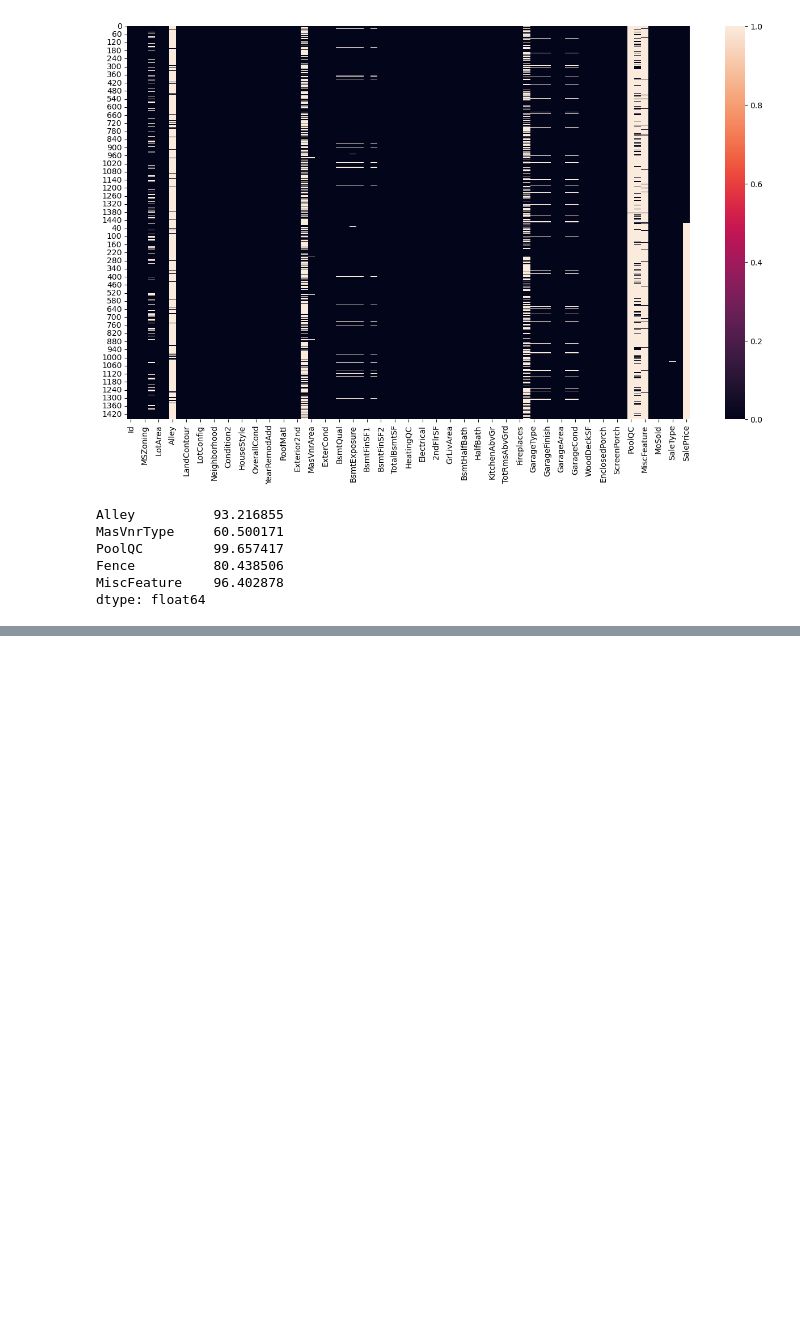
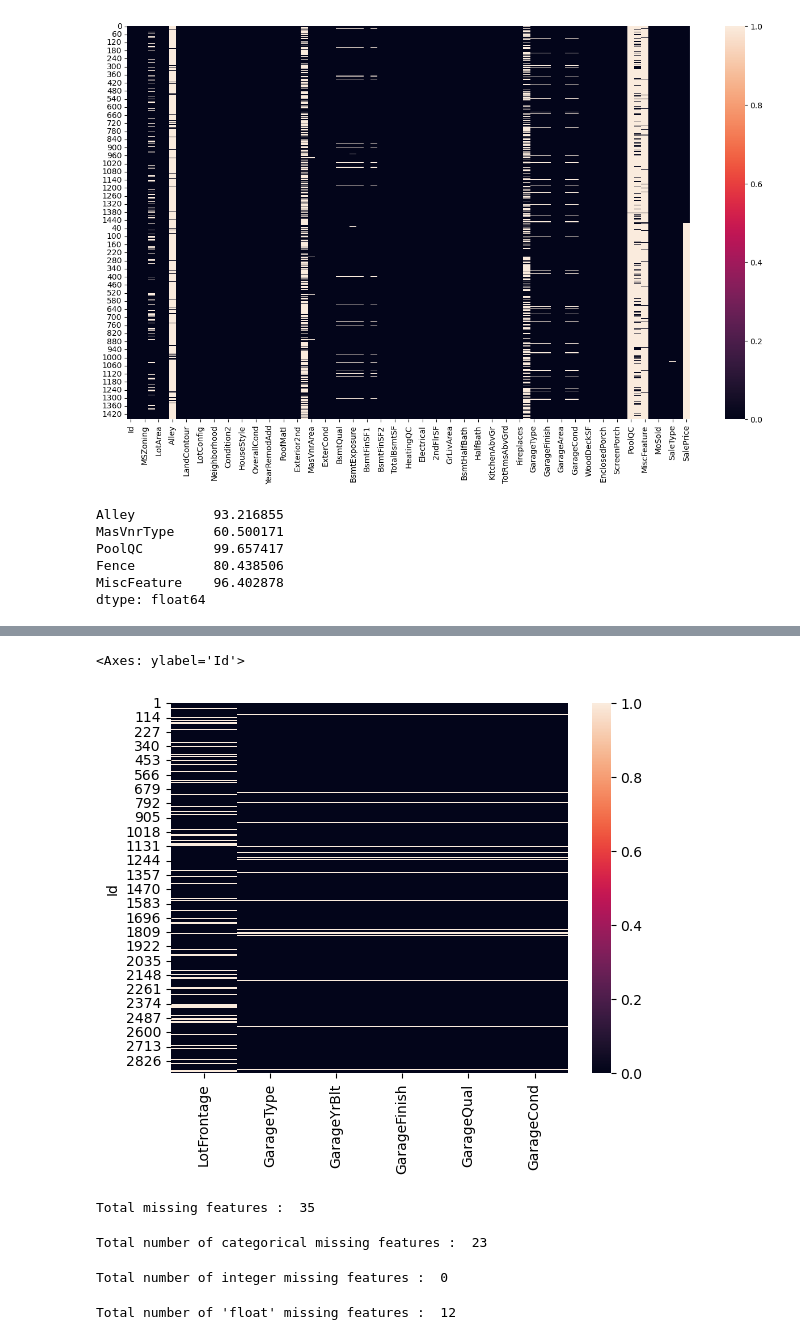
Before and after one commit to Shivam182/machine_learning_algo_practice, a Jupyter notebook: ML_Practice_Mini_Projects/Housing_Price_Model .ipynb, the cells around one changed output, grey strips where cells are left out. Saved outputs shown, nothing was run; the diff lists cells and outputs as text; code cells hidden in the pictures; blank space fills up the shorter version.

```diff
--- a/ML_Practice_Mini_Projects/Housing_Price_Model .ipynb
+++ b/ML_Practice_Mini_Projects/Housing_Price_Model .ipynb
@@ -139,0 +155,7 @@ dtype: float64
+# %%
+# By searching online we got to know that LotFrontage is an important feature that decides the property price.
+# While some features related to Garage may be missing due to un-availability of Garage
+
+missin_val_5_20_percent = null_precent[(null_precent > 5) & (null_precent < 21)]
+
+missin_val_5_20_percent
@@ -139,0 +170,31 @@ dtype: float64
+# %%
+sns.heatmap(df[missin_val_5_20_percent.keys()].isnull())
+# %% [output]
+<Axes: ylabel='Id'>
+[figure, added]
+# %%
+# MISSING VALUE IMPUTATION
+
+missing_value_feat = null_precent[null_precent > 0]
+
+print("Total missing features : ", len(missing_value_feat))
+# %% [output]
+Total missing features :  35
+# %%
+cat_na_features = missing_value_feat[missing_value_feat.keys().isin(cat_features)]
+
+print("Total number of categorical missing features : ", len(cat_na_features))
+# %% [output]
+Total number of categorical missing features :  23
+# %%
+int_na_features = missing_value_feat[missing_value_feat.keys().isin(int_features)]
+
+print("Total number of integer missing features : ", len(int_na_features))
+# %% [output]
+Total number of integer missing features :  0
+# %%
+float_na_features = missing_value_feat[missing_value_feat.keys().isin(float_features)]
+
+print("Total number of 'float' missing features : ", len(float_na_features))
+# %% [output]
+Total number of 'float' missing features :  12
```
Also changed, not shown: parts of 78 cells of this notebook.
